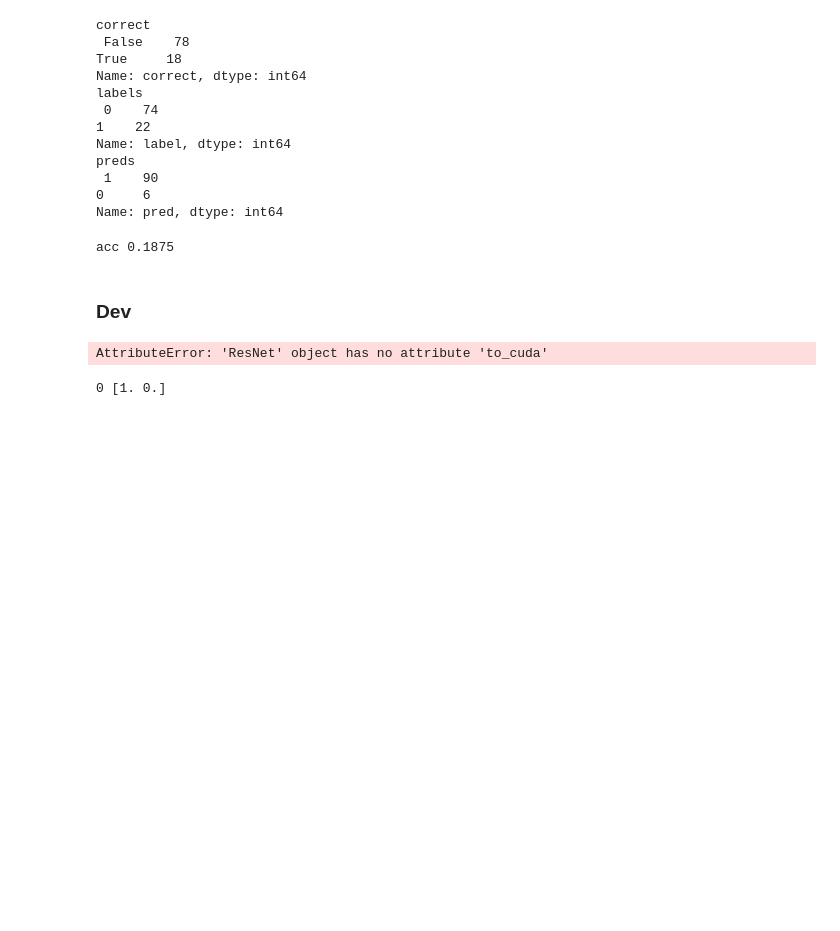
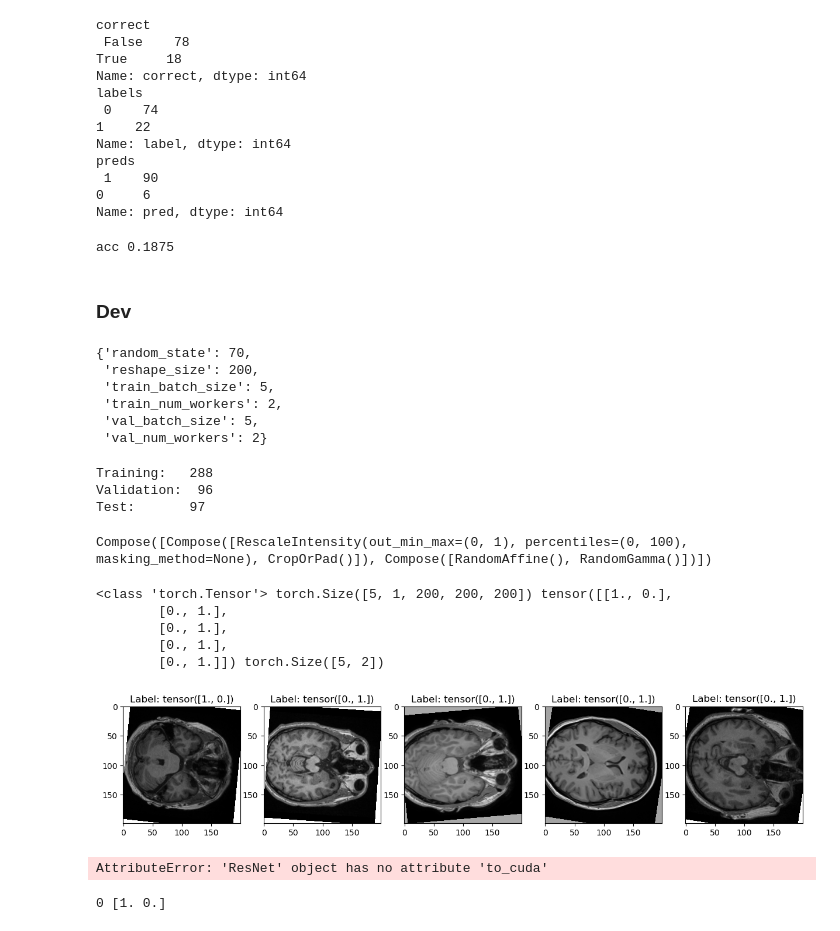
Before and after one commit to alexCortinaU/parkinson_classification, a Jupyter notebook: checking_val_acc.ipynb, the cells around one changed output. Saved outputs shown, nothing was run; the diff lists cells and outputs as text; code cells hidden in the pictures; blank space fills up the shorter version.

Commit message:
run exp with correct train-test split

```diff
--- a/checking_val_acc.ipynb
+++ b/checking_val_acc.ipynb
@@ -275,6 +276,81 @@ print('acc', 18/96)
 acc 0.1875
 # %% [markdown]
 ### Dev
+# %%
+cfg['dataset']
+# %% [output]
+{'random_state': 70,
+ 'reshape_size': 200,
+ 'train_batch_size': 5,
+ 'train_num_workers': 2,
+ 'val_batch_size': 5,
+ 'val_num_workers': 2}
+# %%
+# create PPMI dataset
+
+# read metadata file and get the first scan for each subject
+root_dir = Path("/mnt/scratch/7TPD/mpm_run_acu/PPMI")
+md_df = pd.read_csv(root_dir/'t1_3d_3t_1mm_pdhc_2_16_2023.csv')
+md_df['Acq Date'] = md_df['Acq Date'].apply(pd.to_datetime)
+md_df.sort_values(by='Acq Date', inplace=True)
+first_acq_idx = md_df.duplicated(subset=['Subject'])
+md_df_first = md_df.loc[~first_acq_idx, :]
+
+# create PPMI dataset
+augmentations = tio.Compose([
+                                    tio.RandomAffine(scales=(0.1, 0.1, 0.1),
+                                                        degrees=(10, 0, 10),
+                                                        center='image',
+                                                        default_pad_value=0.5),
+                                    # tio.RandomElasticDeformation(p=0.1, num_control_points=7, max_displacement=10),
+                                    tio.RandomGamma(p=0.5),
+                                    tio.RandomNoise(p=1, mean=0.5, std=0.01), # p=0.5]
+                                    # tio.RandomMotion(p=0.1), #, degrees=20, translation=20),
+                                    # tio.RandomBiasField(p=0.25),
+                                    ])
+
+
+data = PPMIDataModule(md_df=md_df_first,
+                        root_dir=root_dir,
+                        augment=augmentations,
+                        **cfg['dataset'])
+data.prepare_data()
+data.setup()
+print("Training:  ", len(data.train_set))
+print("Validation: ", len(data.val_set))
+print("Test:      ", len(data.test_set))
+
+# obtain the dataloader
+test_dl = data.test_dataloader()
+val_dl = data.val_dataloader()
+train_dl = data.train_dataloader()
+# %% [output]
+Training:   288
+Validation:  96
+Test:       97
+# %%
+data.transform
+# %% [output]
+Compose([Compose([RescaleIntensity(out_min_max=(0, 1), percentiles=(0, 100), masking_method=None), CropOrPad()]), Compose([RandomAffine(), RandomGamma()])])
+# %%
+for subjects_batch in train_dl:
+    inputs = subjects_batch['image'][tio.DATA]
+    target = subjects_batch['label']
+    break
+print(type(inputs), inputs.shape, target, target.shape)
+
+f,axs = plt.subplots(1,5, figsize=(15, 3))
+for i in range(5):
+    axs[i].imshow(inputs[i].cpu().detach().numpy()[0, :, :, 100], cmap='gray')
+    axs[i].set_title(f'Label: {target[i]}')
+# plt.imshow(inputs[2].cpu().detach().numpy()[0, :, :, 70]) # , (1, 2, 3, 0)
+# %% [output]
+<class 'torch.Tensor'> torch.Size([5, 1, 200, 200, 200]) tensor([[1., 0.],
+        [0., 1.],
+        [0., 1.],
+        [0., 1.],
+        [0., 1.]]) torch.Size([5, 2])
+[figure, added]
 # %%
 def test_model(model, loader):
     correct = 0
```
Also changed, not shown: parts of 19 cells of this notebook, 7 other files.
